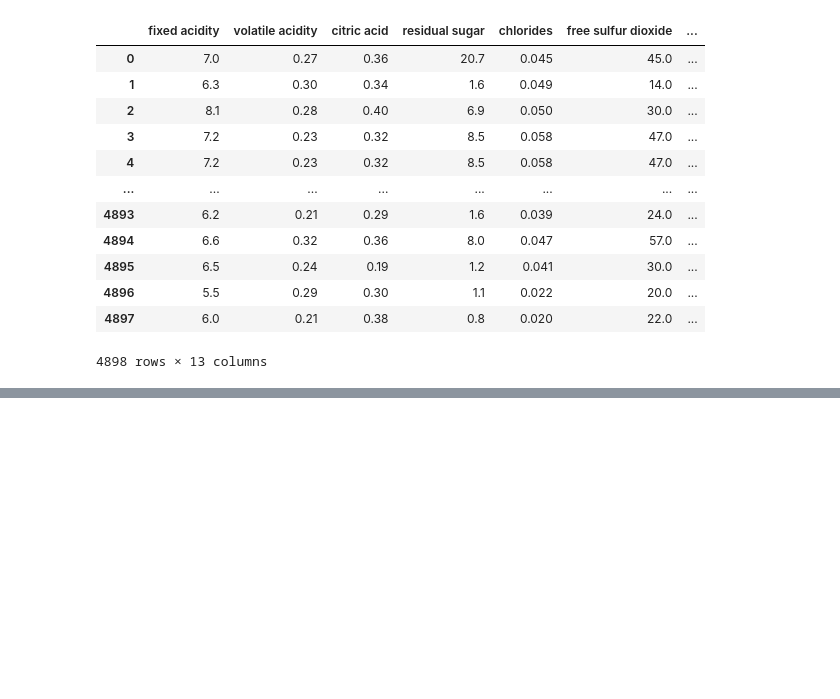
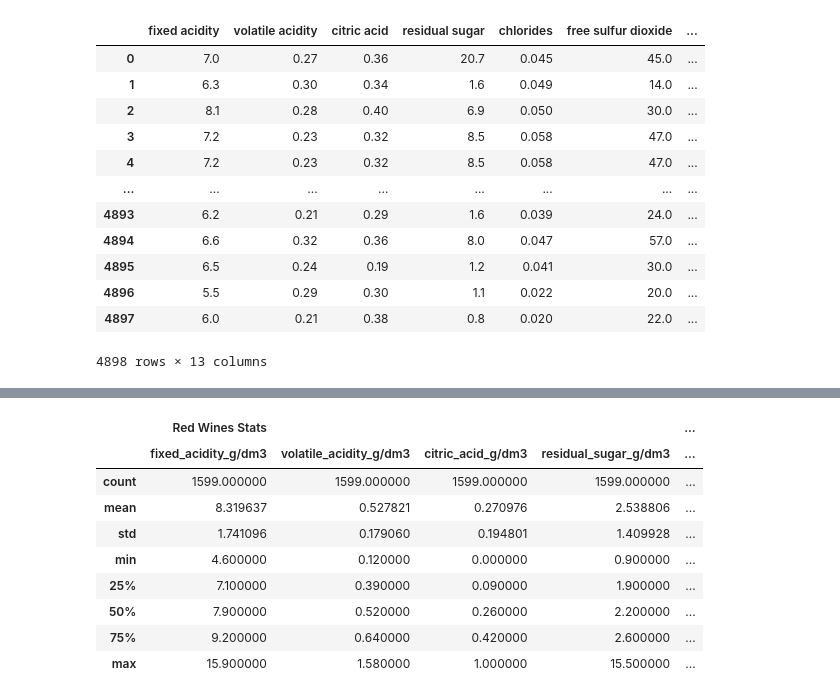
Before and after one commit to TimGarnault/project_2, a Jupyter notebook: sprint_1.ipynb, the cells around one changed output, grey strips where cells are left out. Cells and saved outputs as stored; diff of their text form; code cells hidden in the pictures; blank space fills up the shorter version.

```diff
--- a/sprint_1.ipynb
+++ b/sprint_1.ipynb
@@ -229,0 +266,25 @@ white_wine_df
+# %%
+# Using the red_wine and white_wine datasets,
+# create a table like the one below to compare Descriptive Statistics between red and white wines:
+
+pd.concat([rw_df_2[['fixed_acidity_g/dm3','volatile_acidity_g/dm3','citric_acid_g/dm3','residual_sugar_g/dm3']].describe(), \
+           ww_df_2[['fixed_acidity_g/dm3','volatile_acidity_g/dm3','citric_acid_g/dm3','residual_sugar_g/dm3']].describe()], \
+            axis=1, keys=["Red Wines Stats","White Wines Stats"])
+
+# comments/observations:
+    #   red wine fixed_acidity_g/dm3 > white wine; white wine is less dispersed
+    #   red wine volatile_acidity_g (twice) > white wine; white wine is less dispersed
+    #   white wine citric_acid_g/dm3 (slightly) > red wine; white wine is less dispersed
+    #   white wine residual_sugar_g/dm3 (more than twice) > red wine; white wine is quite dispersed \
+    #                                   (any sweet wines included in the white wine data set?)
+# %% [output]
+|  | Red Wines Stats |  |  |  | ... |
+|  | fixed_acidity_g/dm3 | volatile_acidity_g/dm3 | citric_acid_g/dm3 | residual_sugar_g/dm3 | ... |
+| count | 1599.000000 | 1599.000000 | 1599.000000 | 1599.000000 | ... |
+| mean | 8.319637 | 0.527821 | 0.270976 | 2.538806 | ... |
+| std | 1.741096 | 0.179060 | 0.194801 | 1.409928 | ... |
+| min | 4.600000 | 0.120000 | 0.000000 | 0.900000 | ... |
+| 25% | 7.100000 | 0.390000 | 0.090000 | 1.900000 | ... |
+| 50% | 7.900000 | 0.520000 | 0.260000 | 2.200000 | ... |
+| 75% | 9.200000 | 0.640000 | 0.420000 | 2.600000 | ... |
+| max | 15.900000 | 1.580000 | 1.000000 | 15.500000 | ... |
```
Also changed, not shown: parts of 5 cells of this notebook, 2 other files.
